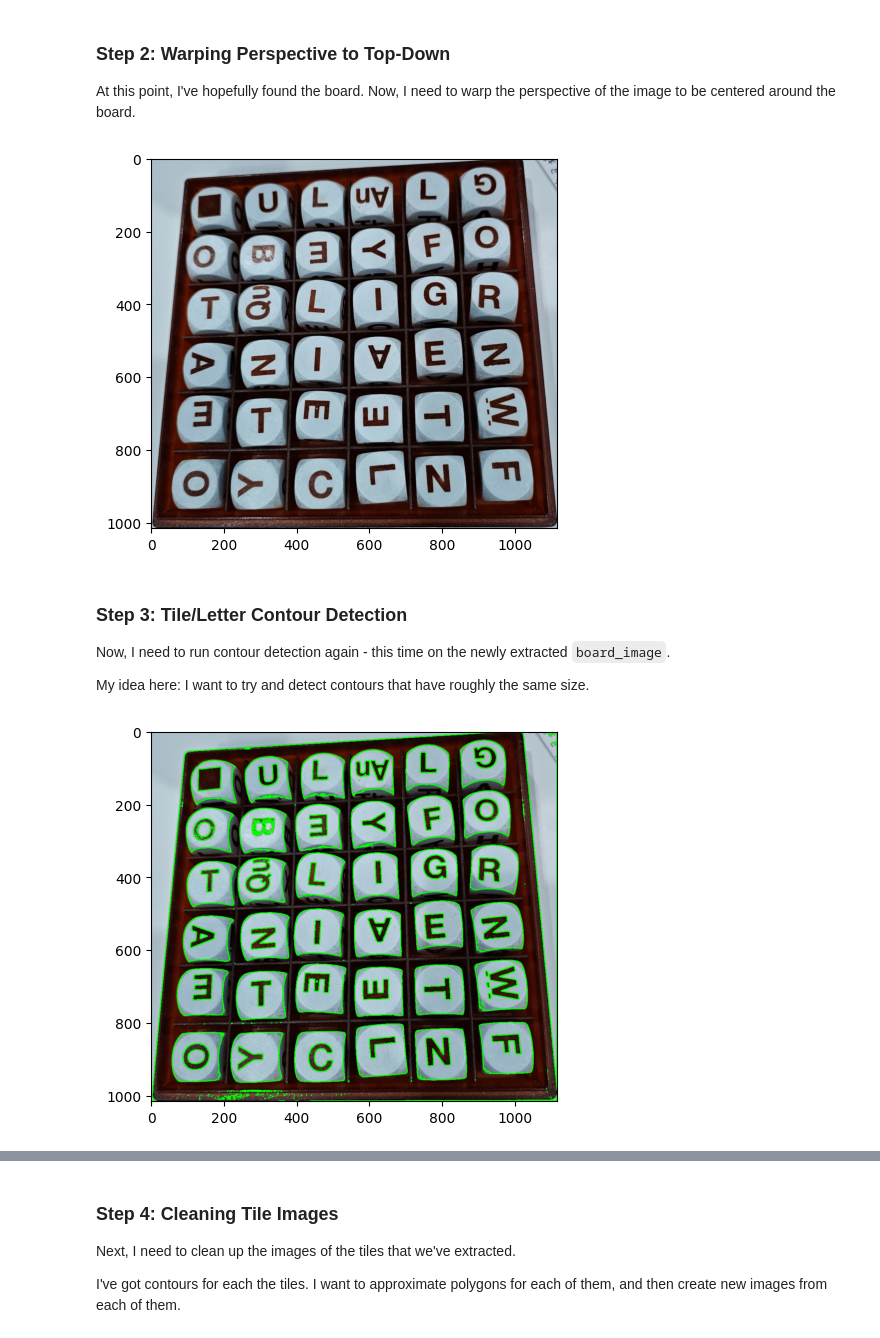
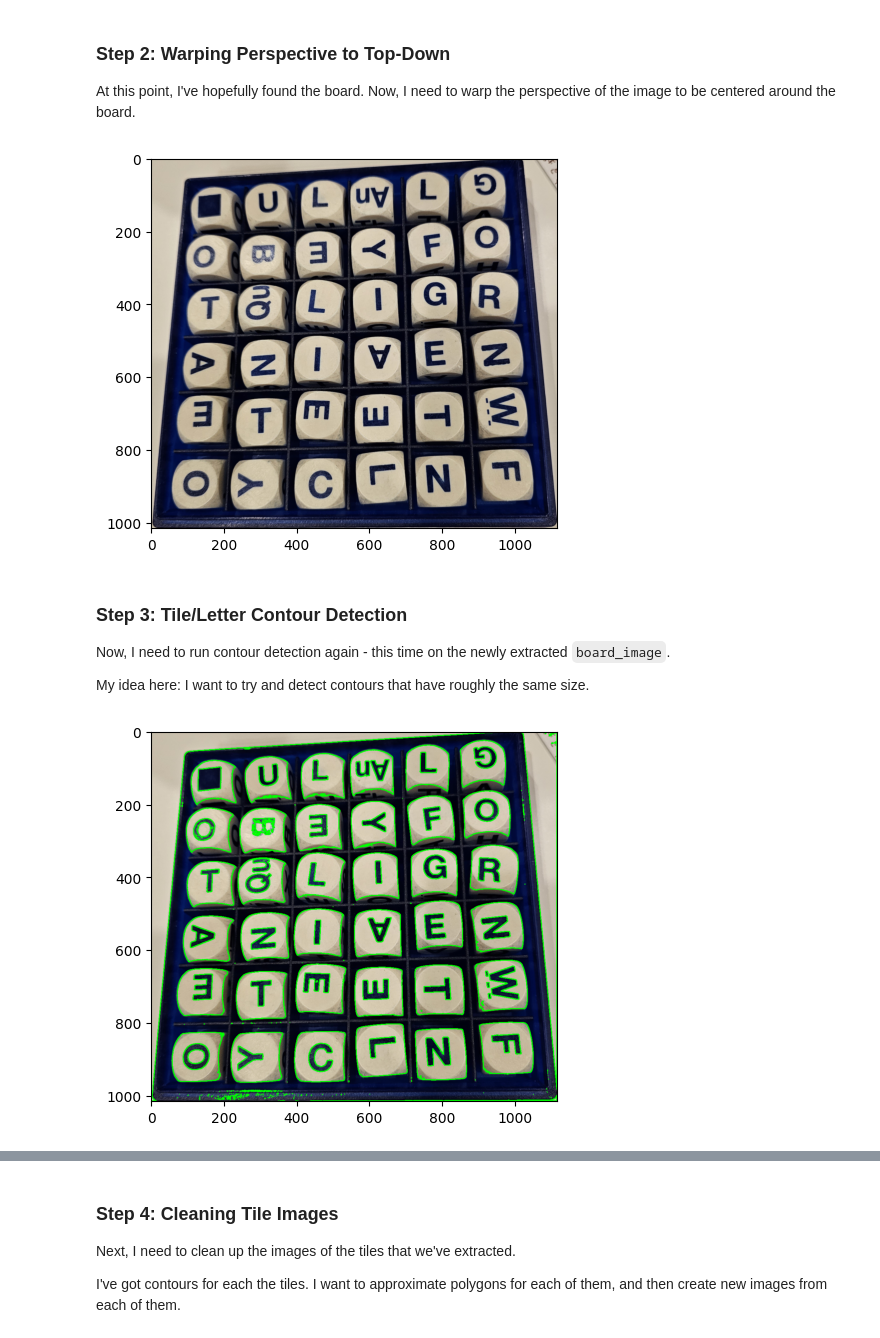
Before and after one commit to trevbook/boggle-vision, a Jupyter notebook: notebooks/02. Better Board Detection.ipynb, the cells around one changed output, grey strips where cells are left out. Saved outputs shown, nothing was run; the diff lists cells and outputs as text; code cells hidden in the pictures.

Commit message:
Worked on finalizing the board detection algorithms

```diff
--- a/notebooks/02. Better Board Detection.ipynb
+++ b/notebooks/02. Better Board Detection.ipynb
@@ -268,6 +268,10 @@ else:
 At this point, I've hopefully found the board. Now, I need to warp the perspective of the image to be centered around the board.
 # %%
 def warp_perspective_to_top_down(img, contour):
+    """
+    This method will take an image and a contour and warp the image to a top-down view.
+    The method will return the warped image.
+    """
 
     # Determine the corner points of the board
     corner_points = [contour_corner[0].tolist() for contour_corner in contour]
@@ -283,35 +287,35 @@ def warp_perspective_to_top_down(img, contour):
     height_CD = np.sqrt(((pt_C[0] - pt_D[0]) ** 2) + ((pt_C[1] - pt_D[1]) ** 2))
     maxHeight = max(int(height_AB), int(height_CD))
 
     # Compute the perspective transform matrix
     input_pts = np.float32([pt_A, pt_B, pt_C, pt_D])
     output_pts = np.float32(
         [[0, 0], [0, maxHeight - 1], [maxWidth - 1, maxHeight - 1], [maxWidth - 1, 0]]
     )
     M = cv2.getPerspectiveTransform(input_pts, output_pts)
 
     warped_image = cv2.warpPerspective(
         img, M, (maxWidth, maxHeight), flags=cv2.INTER_LINEAR
     )
 
     # Flip the image horizontally and return it
     return cv2.flip(warped_image, 0)
 
 # We're only going to run the perspective transform if there are 4 corners
 if final_board_contour is not None and len(final_board_contour) == 4:
 
     # Warp the image to a top-down view
     board_image = warp_perspective_to_top_down(input_image, final_board_contour)
 
     # Display the image using matplotlib
-    plt.imshow(board_image)
+    plt.imshow(cv2.cvtColor(board_image, cv2.COLOR_BGR2RGB))
     plt.show()
 
 # If there aren't 4 corners, we'll just use the original image
 else:
     print(f"THE CONTOUR DOESN'T HAVE 4 CORNERS!")
 # %% [output]
-[figure, old version]
+[figure, new version]
 # %% [markdown]
 ### **Step 3:** Tile/Letter Contour Detection
 Now, I need to run contour detection again - this time on the newly extracted `board_image`.
@@ -346,10 +350,10 @@ board_image_copy = cv2.drawContours(
     color=(0, 255, 0),
     thickness=2,
 )
-plt.imshow(board_image_copy, cmap="gray")
+plt.imshow(cv2.cvtColor(board_image_copy, cv2.COLOR_BGR2RGB), cmap="gray")
 plt.show()
 # %% [output]
-[figure, old version]
+[figure, new version]
 # %%
 # Calculate the total area of the image
 board_image_area = board_image.shape[0] * board_image.shape[1]
```
Also changed, not shown: parts of 6 cells of this notebook, 3 other files.
